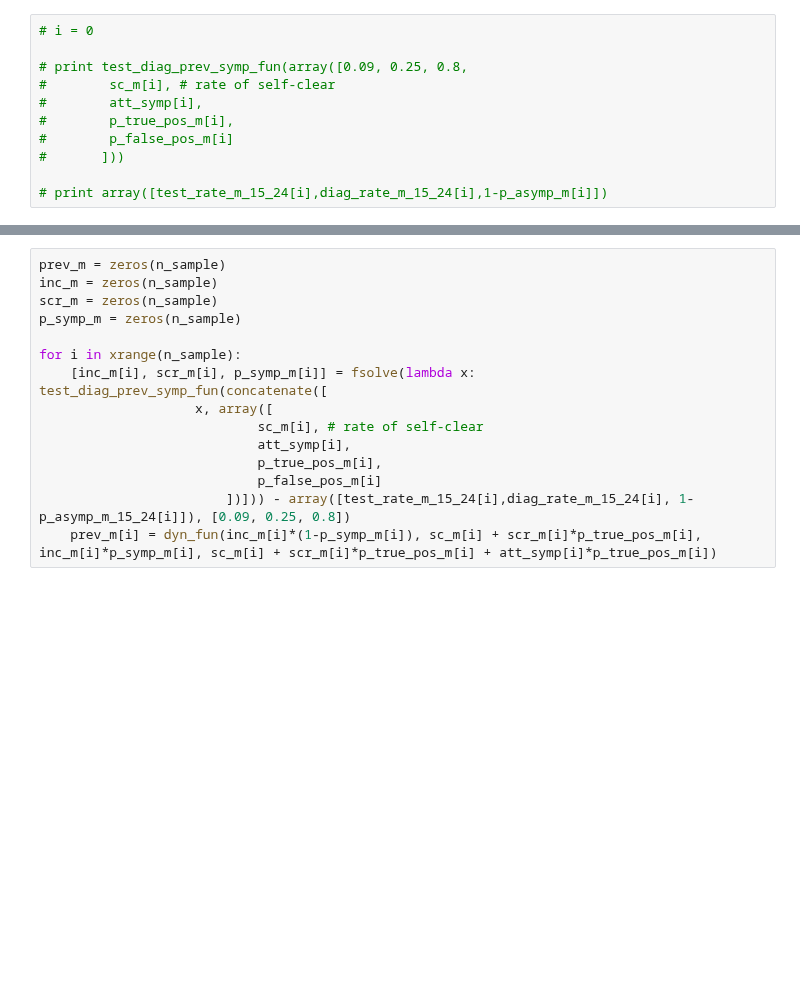
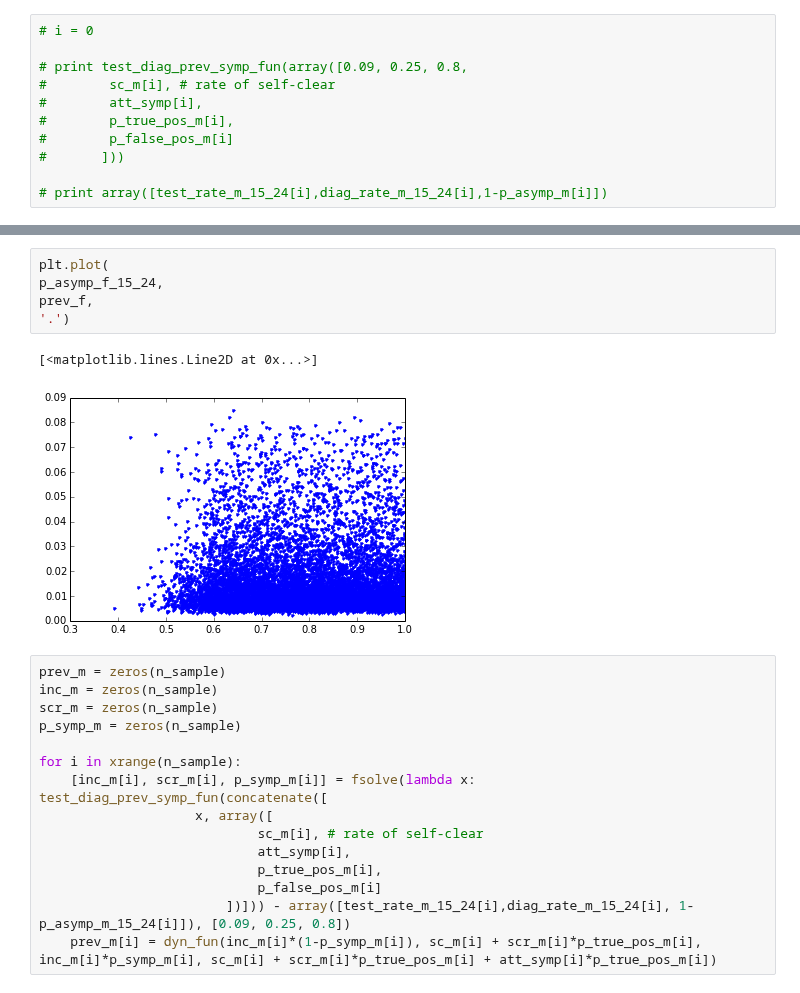
Before and after one commit to joanna-lewis/ct_surveillance, a Jupyter notebook: england.ipynb, the cells around one changed output, grey strips where cells are left out. Saved outputs shown, nothing was run; the diff lists cells and outputs as text; blank space fills up the shorter version.

```diff
--- a/england.ipynb
+++ b/england.ipynb
@@ -991,3 +1070,11 @@ p_asymp_f_20_24 = rs.beta(a_f_20_24, b_f_20_24, size=n_sample)
+# %%
+plt.plot(
+p_asymp_f_15_24,
+prev_f,
+'.')
+# %% [output]
+[<matplotlib.lines.Line2D at 0x...>]
+[figure, added]
 # %%
 prev_m = zeros(n_sample)
 inc_m = zeros(n_sample)
```
Also changed, not shown: parts of 6 cells of this notebook.
